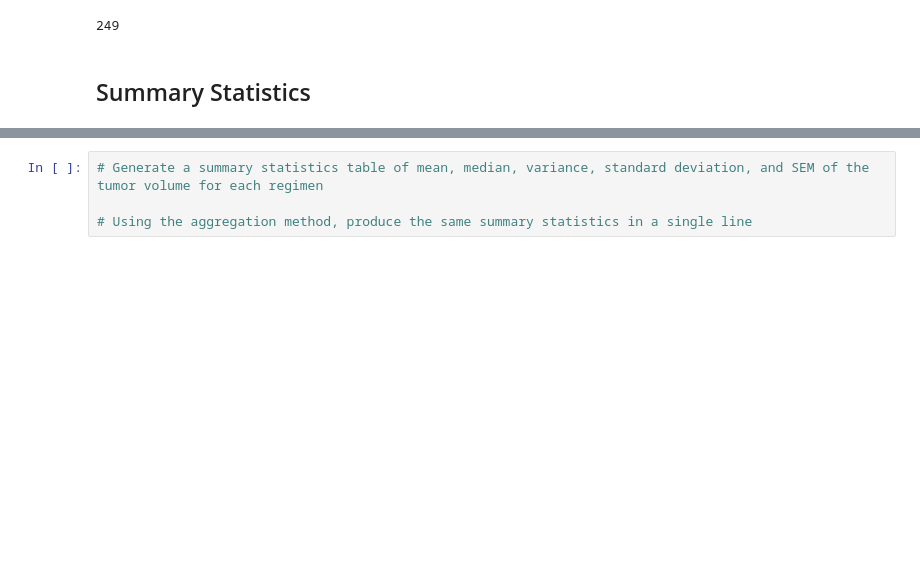
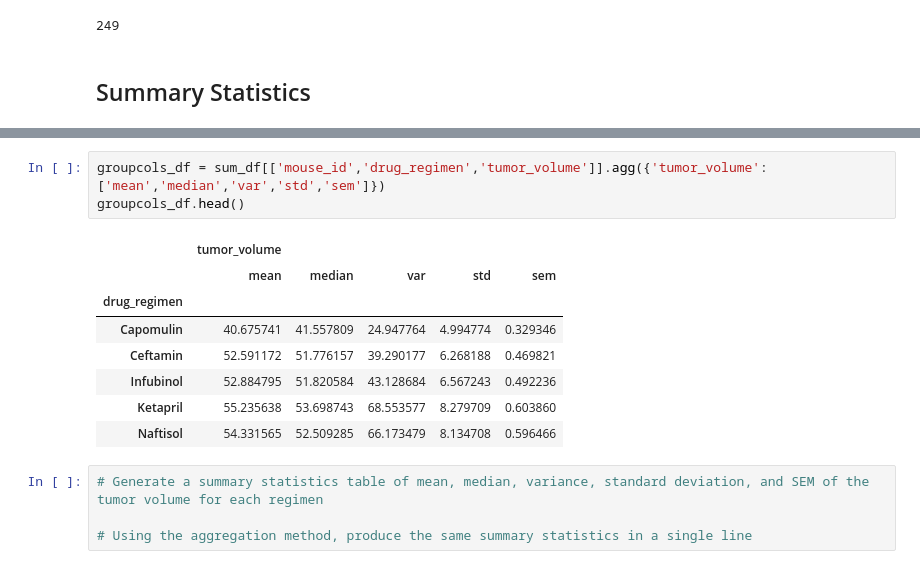
Before and after one commit to usa4148/the-power-of-plots, a Jupyter notebook: pymaceuticals_starter.ipynb, the cells around one changed output, grey strips where cells are left out. Drawn from its saved outputs; the diff is of its cells as text; blank space fills up the shorter version.

```diff
--- a/pymaceuticals_starter.ipynb
+++ b/pymaceuticals_starter.ipynb
@@ -138,3 +152,15 @@ df['mouse_id'].nunique()
+# %%
+groupcols_df = sum_df[['mouse_id','drug_regimen','tumor_volume']].agg({'tumor_volume':['mean','median','var','std','sem']})
+groupcols_df.head()
+# %% [output]
+|  | tumor_volume |  |  |  |  |
+|  | mean | median | var | std | sem |
+| drug_regimen |  |  |  |  |  |
+| Capomulin | 40.675741 | 41.557809 | 24.947764 | 4.994774 | 0.329346 |
+| Ceftamin | 52.591172 | 51.776157 | 39.290177 | 6.268188 | 0.469821 |
+| Infubinol | 52.884795 | 51.820584 | 43.128684 | 6.567243 | 0.492236 |
+| Ketapril | 55.235638 | 53.698743 | 68.553577 | 8.279709 | 0.603860 |
+| Naftisol | 54.331565 | 52.509285 | 66.173479 | 8.134708 | 0.596466 |
 # %%
 # Generate a summary statistics table of mean, median, variance, standard deviation, and SEM of the tumor volume for each regimen
 
```
Also changed, not shown: parts of 11 cells of this notebook, 1 other file.
